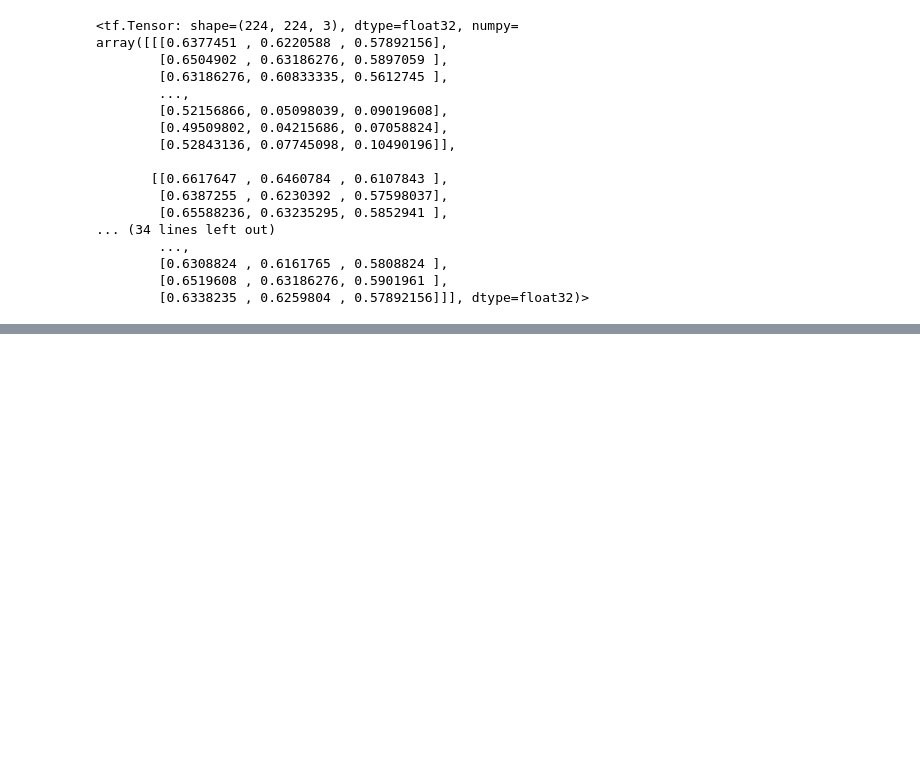
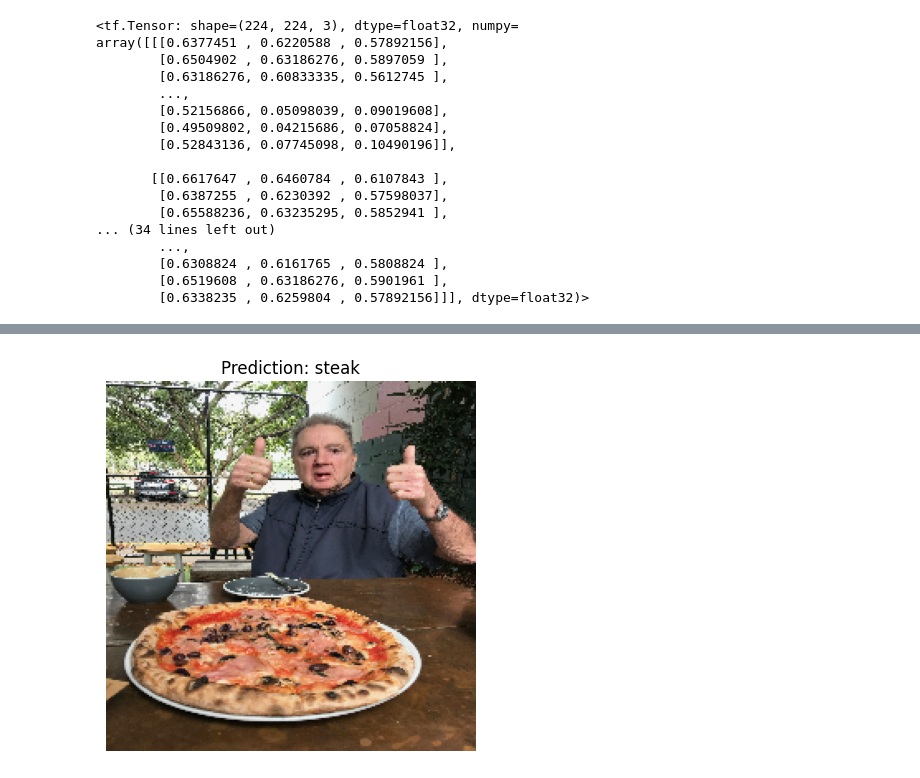
Before and after one commit to Zuhair0000/tensorflow_bootcamp, a Jupyter notebook: 03_introduction_to_computer_vision.ipynb, the cells around one changed output, grey strips where cells are left out. Cells and saved outputs as stored; diff of their text form; code cells hidden in the pictures; blank space fills up the shorter version.

```diff
--- a/03_introduction_to_computer_vision.ipynb
+++ b/03_introduction_to_computer_vision.ipynb
@@ -690,0 +718,3 @@ array([[0.9794292]], dtype=float32)
+# %%
+pred_and_plt(model_6, '03-pizza-dad.jpeg')
+# %% [output]
@@ -690,0 +722 @@ array([[0.9794292]], dtype=float32)
+[figure, added]
```
Also changed, not shown: parts of 6 cells of this notebook.
